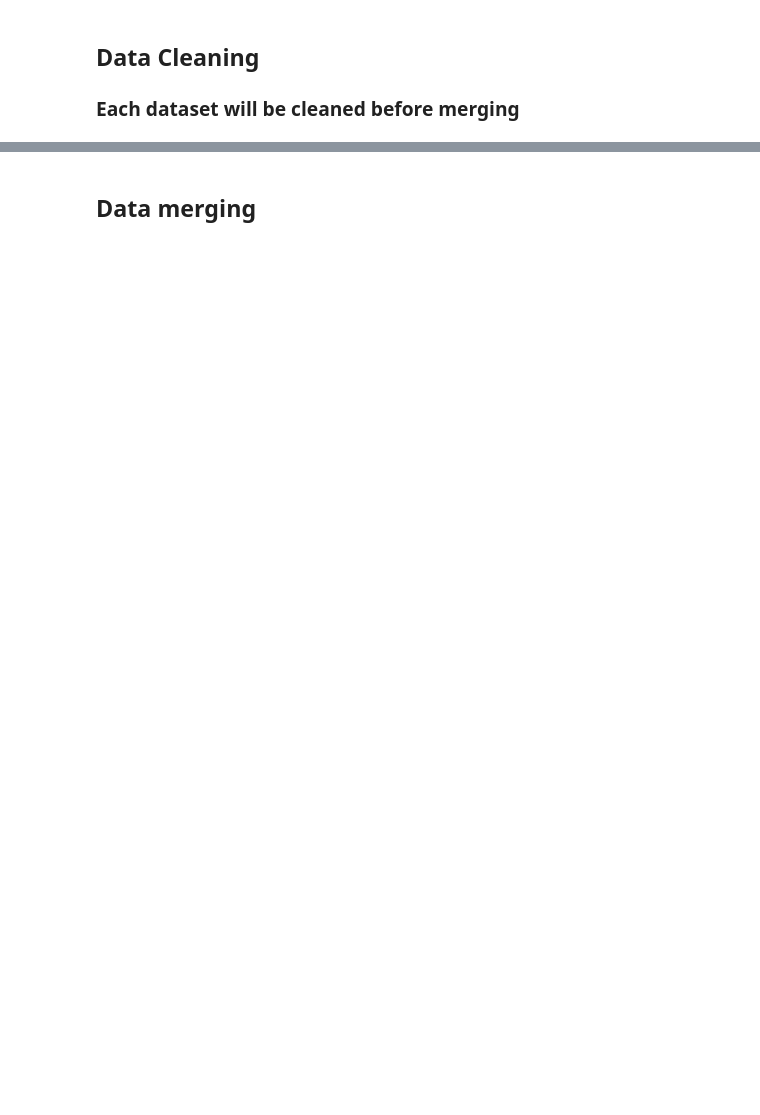
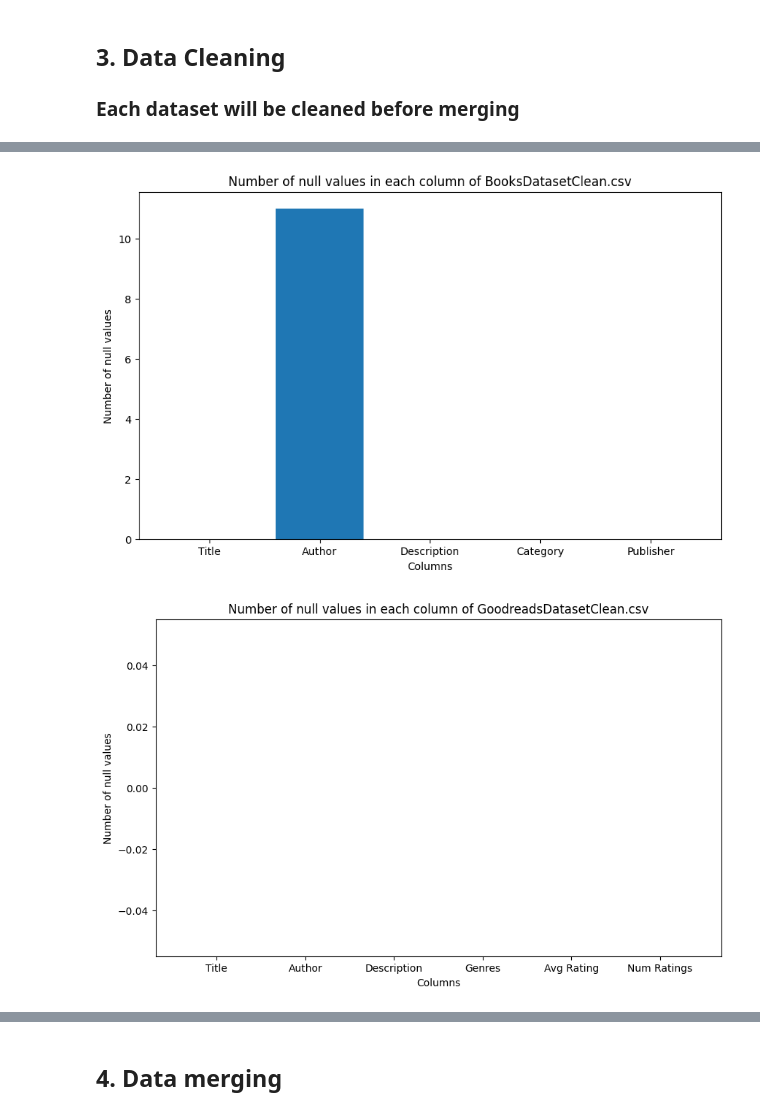
Before and after one commit to X00222004/Project_2026, a Jupyter notebook: project_book.ipynb, the cells around one changed output, grey strips where cells are left out. Drawn from its saved outputs; the diff is of its cells as text; code cells hidden in the pictures; blank space fills up the shorter version.

```diff
--- a/project_book.ipynb
+++ b/project_book.ipynb
@@ -36,29 +206,76 @@ import os
 # %% [markdown]
-## Data Cleaning
+## 3. Data Cleaning
 ### Each dataset will be cleaned before merging
 # %%
 # Load and save the cleaned datasets
 
 # BooksDataset.csv - df1
-df1 = pd.read_csv("BooksDataset.csv")
 df1 = df1.dropna(subset=['Title', 'Description', 'Category'], how='any')
 df1 = df1.drop_duplicates()
-df1.to_csv('BooksDatasetClean.csv', encoding="utf-8", index=False)
+#df1.to_csv('BooksDatasetClean.csv', encoding="utf-8", index=False)
 
 # goodreads_data.csv - df2
-df2 = pd.read_csv("goodreads_data.csv")
 df2 = df2.dropna(subset=['Title', 'Description', 'Genres'], how='any')
 df2 = df2.drop_duplicates()
-df2.to_csv('GoodreadsDatasetClean.csv', encoding="utf-8", index=False)
+#df2.to_csv('GoodreadsDatasetClean.csv', encoding="utf-8", index=False)
 
 # google_books_dataset.csv - df3
-df3 = pd.read_csv("google_books_dataset.csv")
 df3 = df3.dropna(subset=['Title', 'Description', 'Category'], how='any')
 df3 = df3.drop_duplicates()
-df3.to_csv('GoogleBooksDatasetClean.csv', encoding="utf-8", index=False)
+#df3.to_csv('GoogleBooksDatasetClean.csv', encoding="utf-8", index=False)
 
-# Display the first few rows of each cleaned dataset to ensure the cleaning process
-print(df1.head())
-print(df2.head())
-print(df3.head())
+# Number of nulls in cleaned datasets
+print("\nNull values in each cleaned dataset\n")
+print("Number of null values in BooksDatasetClean.csv")
+nulls_df1 = df1.isnull().sum()
+print(nulls_df1)
+print("\n" + ("-"*30), "\n")
+print("\nNumber of null values in GoodreadsDatasetClean.csv")
+nulls_df2 = df2.isnull().sum()
+print(nulls_df2)
+print("\n" + ("-"*30), "\n")
+print("\nNumber of null values in GoogleBooksDatasetClean.csv")
+nulls_df3 = df3.isnull().sum()
+print(nulls_df3)
+print("\n" + ("-"*30), "\n")
+
+# Nulls in each uncleaned and cleaned datasets comparison
+print("\nNull values comparison (uncleaned vs cleaned)\n")
+print("BooksDataset.csv vs BooksDatasetClean.csv\n", pd.DataFrame({'Uncleaned': nulls_df1og, 'Cleaned': nulls_df1}), "\n")
+print("\n" + ("-"*30), "\n")
+print("goodreads_data.csv vs GoodreadsDatasetClean.csv\n", pd.DataFrame({'Uncleaned': nulls_df2og, 'Cleaned': nulls_df2}), "\n")
+print("\n" + ("-"*30), "\n")
+print("google_books_dataset.csv vs GoogleBooksDatasetClean.csv\n", pd.DataFrame({'Uncleaned': nulls_df3og, 'Cleaned': nulls_df3}), "\n")
+print("\n" + ("-"*30), "\n")
+
+# Display the first 15 rows of each cleaned dataset to ensure the cleaning process
+print("BooksDatasetClean.csv\n\n", df1.head(15).to_markdown(index=False), "\n")
+print("GoodreadsDatasetClean.csv\n\n", df2.head(15).to_markdown(index=False), "\n")
+print("GoogleBooksDatasetClean.csv\n\n", df3.head(15).to_markdown(index=False), "\n")
+
+# Data visualization of null values in not cleaned datasets
+
+# BooksDatasetClean.csv
+plt.figure(figsize=(10, 6))
+plt.bar(nulls_df1.index, nulls_df1.values)
+plt.title("Number of null values in each column of BooksDatasetClean.csv")
+plt.xlabel("Columns")
+plt.ylabel("Number of null values")
+plt.show()
+
+# GoodreadsDatasetClean.csv
+plt.figure(figsize=(10, 6))
+plt.bar(nulls_df2.index, nulls_df2.values)
+plt.title("Number of null values in each column of GoodreadsDatasetClean.csv")
+plt.xlabel("Columns")
+plt.ylabel("Number of null values")
+plt.show()
+
+# GoogleBooksDatasetClean.csv
+plt.figure(figsize=(10, 6))
+plt.bar(nulls_df3.index, nulls_df3.values)
+plt.title("Number of null values in each column of GoogleBooksDatasetClean.csv")
+plt.xlabel("Columns")
+plt.ylabel("Number of null values")
+plt.show()
 # %% [output]
@@ -81,0 +299,2 @@ print(df3.head())
+[figure, added]
+[figure, added]
@@ -82,5 +302,5 @@ print(df3.head())
 # %% [markdown]
-## Data merging
+## 4. Data merging
 # %%
 
 # Merging two csv files
```
Also changed, not shown: parts of 43 cells of this notebook.
